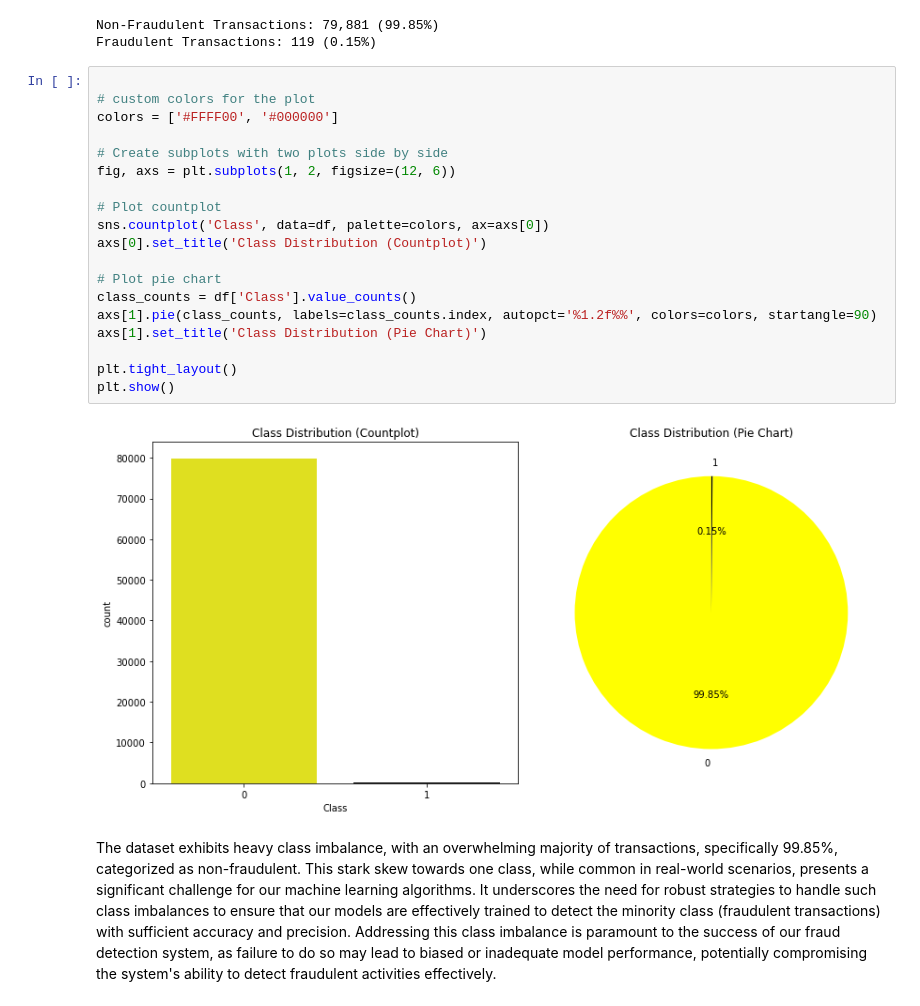
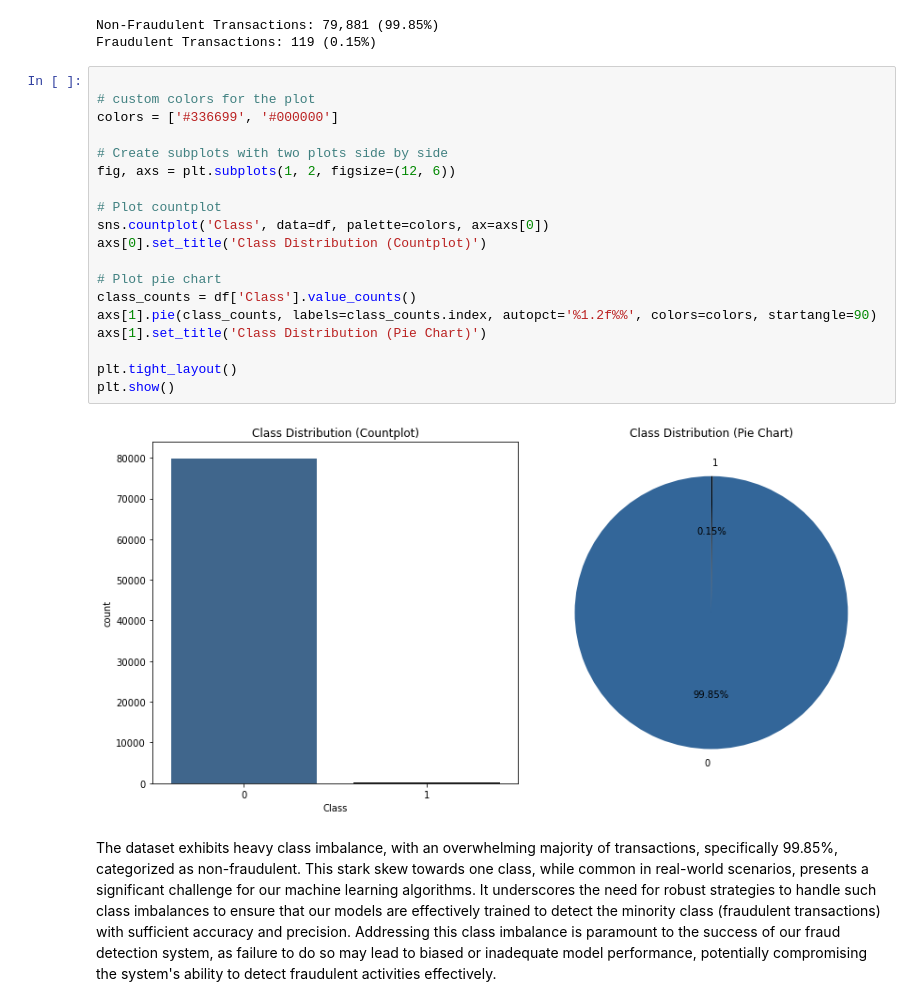
Before and after one commit to WanjaoColins/Machine-Learning-for-Credit-Card-Fraud-Detection, a Jupyter notebook: notebook.ipynb, the cells around one changed output. Cells and saved outputs as stored; diff of their text form.

```diff
--- a/notebook.ipynb
+++ b/notebook.ipynb
@@ -167,24 +164,24 @@ Fraudulent Transactions: 119 (0.15%)
 # %%
 
 # custom colors for the plot
-colors = ['#FFFF00', '#000000']
+colors = ['#336699', '#000000']
 
 # Create subplots with two plots side by side
 fig, axs = plt.subplots(1, 2, figsize=(12, 6))
 
 # Plot countplot
 sns.countplot('Class', data=df, palette=colors, ax=axs[0])
 axs[0].set_title('Class Distribution (Countplot)')
 
 # Plot pie chart
 class_counts = df['Class'].value_counts()
 axs[1].pie(class_counts, labels=class_counts.index, autopct='%1.2f%%', colors=colors, startangle=90)
 axs[1].set_title('Class Distribution (Pie Chart)')
 
 plt.tight_layout()
 plt.show()
 # %% [output]
-[figure, old version]
+[figure, new version]
 # %% [markdown]
 The dataset exhibits heavy class imbalance, with an overwhelming majority of transactions, specifically 99.85%, categorized as non-fraudulent. This stark skew towards one class, while common in real-world scenarios, presents a significant challenge for our machine learning algorithms. It underscores the need for robust strategies to handle such class imbalances to ensure that our models are effectively trained to detect the minority class (fraudulent transactions) with sufficient accuracy and precision. Addressing this class imbalance is paramount to the success of our fraud detection system, as failure to do so may lead to biased or inadequate model performance, potentially compromising the system's ability to detect fraudulent activities effectively.
 # %%
```
Also changed, not shown: parts of 30 cells of this notebook.
